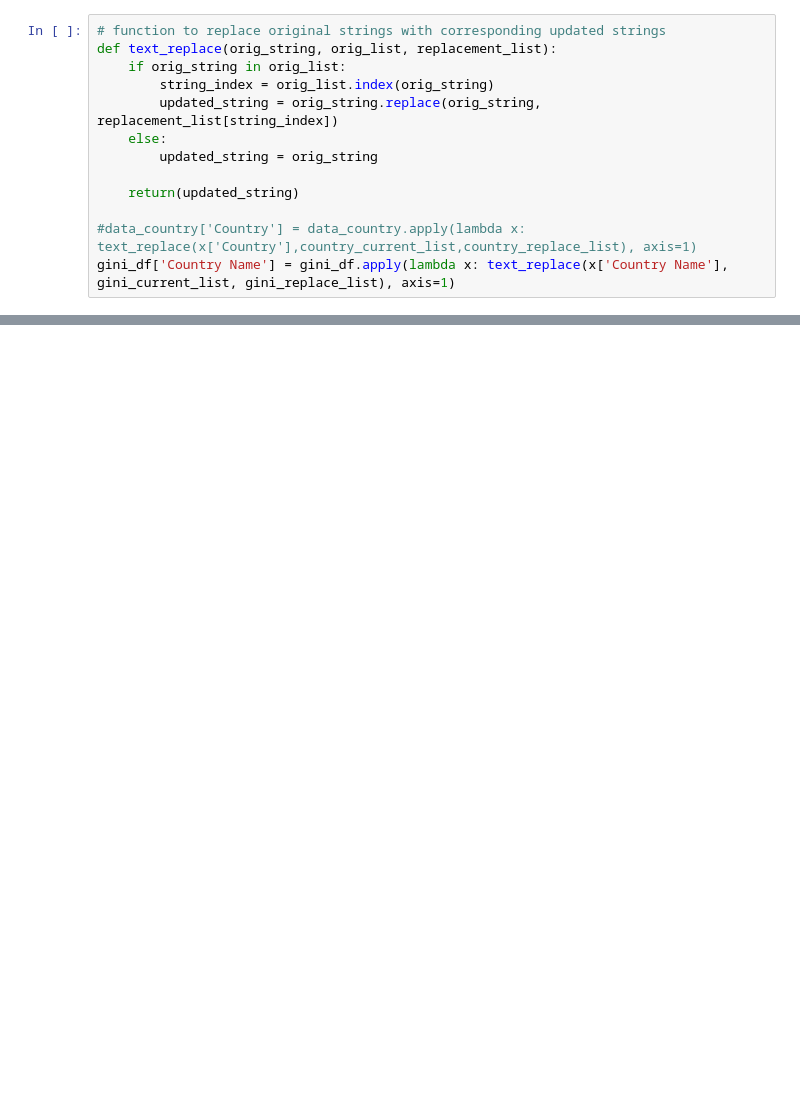
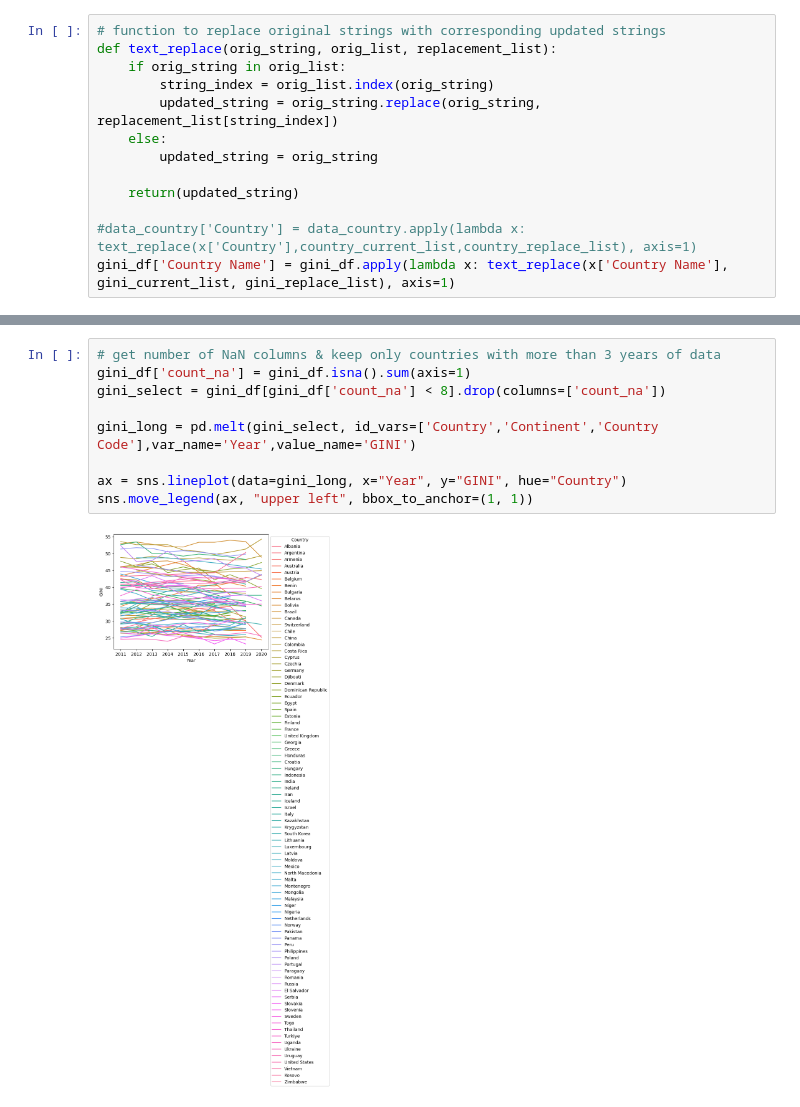
Before and after one commit to ivabrunec/worldbank_trends, a Jupyter notebook: gini_gdp_wdvp.ipynb, the cells around one changed output, grey strips where cells are left out. Drawn from its saved outputs; the diff is of its cells as text; blank space fills up the shorter version.

```diff
--- a/gini_gdp_wdvp.ipynb
+++ b/gini_gdp_wdvp.ipynb
@@ -88 +82,12 @@ gini_sum
+# %%
+# get number of NaN columns & keep only countries with more than 3 years of data
+gini_df['count_na'] = gini_df.isna().sum(axis=1)
+gini_select = gini_df[gini_df['count_na'] < 8].drop(columns=['count_na'])
+
+gini_long = pd.melt(gini_select, id_vars=['Country','Continent','Country Code'],var_name='Year',value_name='GINI')
+
+ax = sns.lineplot(data=gini_long, x="Year", y="GINI", hue="Country")
+sns.move_legend(ax, "upper left", bbox_to_anchor=(1, 1))
+# %% [output]
+[figure, added]
 # %%
```
Also changed, not shown: parts of 9 cells of this notebook, 3 other files.
